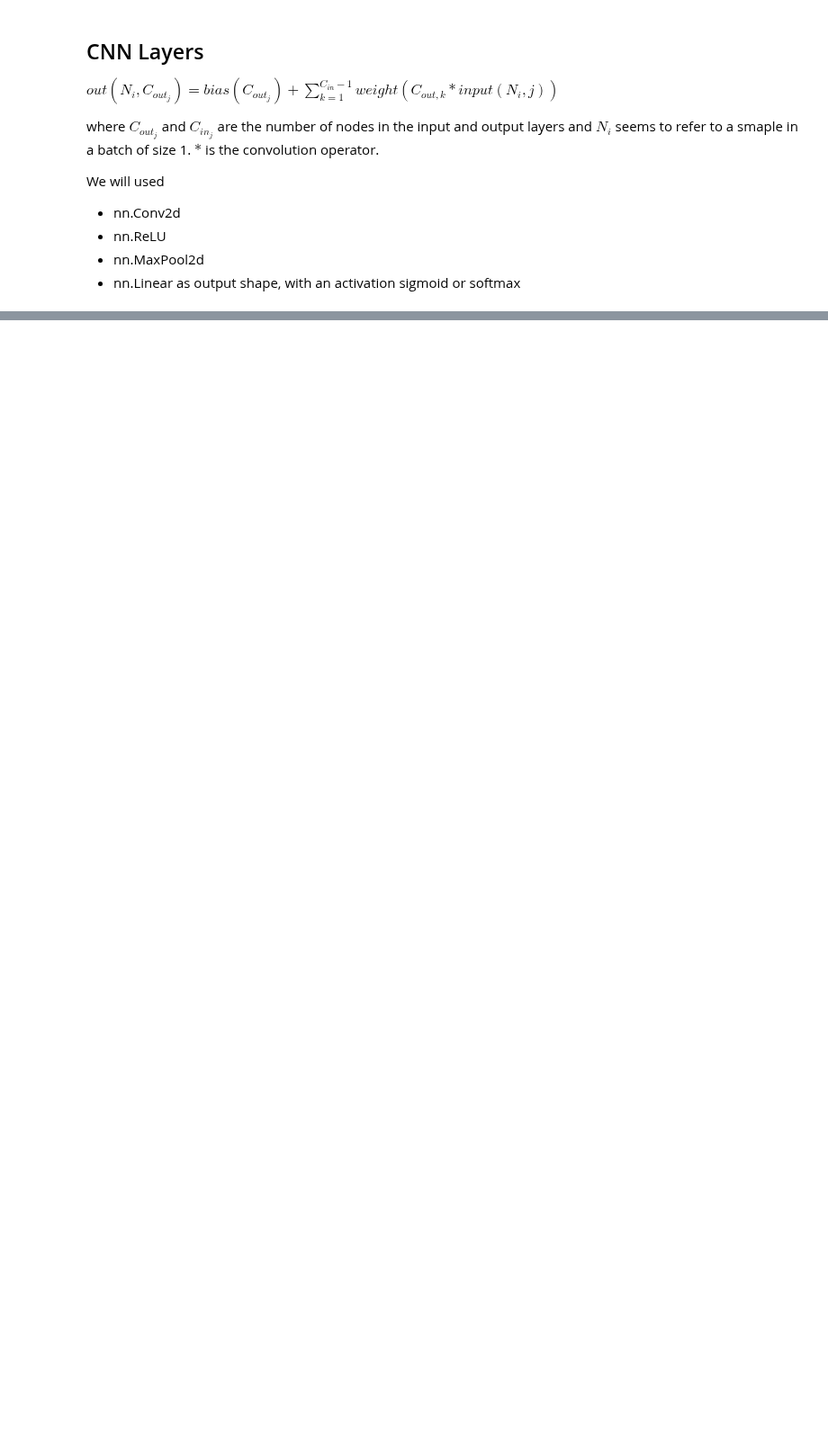
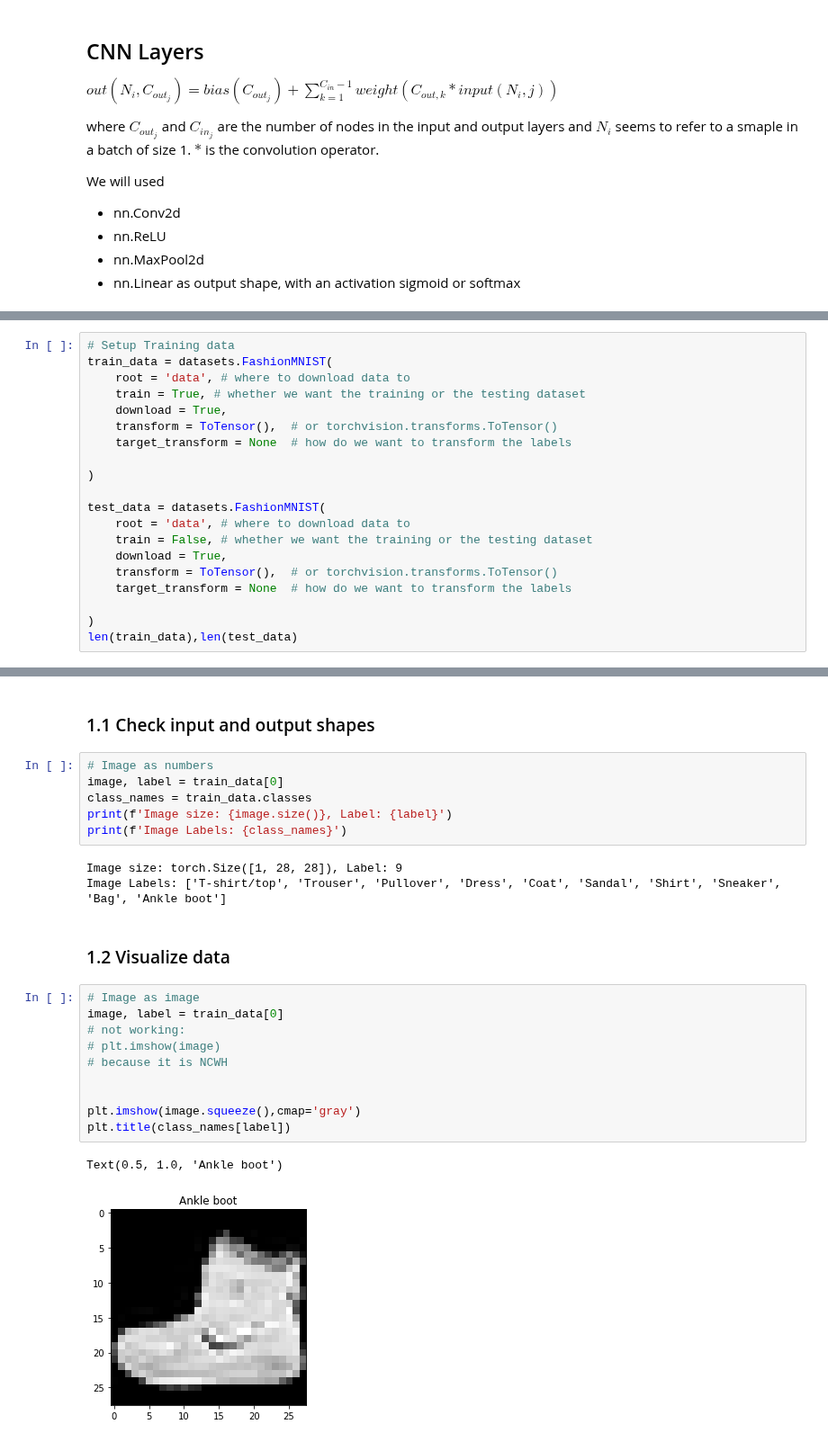
Before and after one commit to kay-squared/PyTorchLearn, a Jupyter notebook: 03_PyTorch_NN_ComputerVision_Video.ipynb, the cells around one changed output, grey strips where cells are left out. Shown at 90% size. Drawn from its saved outputs; the diff is of its cells as text; blank space fills up the shorter version.

```diff
--- a/03_PyTorch_NN_ComputerVision_Video.ipynb
+++ b/03_PyTorch_NN_ComputerVision_Video.ipynb
@@ -94,0 +99,20 @@ print(torchvision.__version__)
+# %%
+# Setup Training data
+train_data = datasets.FashionMNIST(
+    root = 'data', # where to download data to
+    train = True, # whether we want the training or the testing dataset
+    download = True,
+    transform = ToTensor(),  # or torchvision.transforms.ToTensor()
+    target_transform = None  # how do we want to transform the labels
+
+)
+
+test_data = datasets.FashionMNIST(
+    root = 'data', # where to download data to
+    train = False, # whether we want the training or the testing dataset
+    download = True,
+    transform = ToTensor(),  # or torchvision.transforms.ToTensor()
+    target_transform = None  # how do we want to transform the labels
+
+)
+len(train_data),len(test_data)
@@ -94,0 +121,26 @@ print(torchvision.__version__)
+# %% [markdown]
+### 1.1 Check input and output shapes
+# %%
+# Image as numbers
+image, label = train_data[0]
+class_names = train_data.classes
+print(f'Image size: {image.size()}, Label: {label}')
+print(f'Image Labels: {class_names}')
+# %% [output]
+Image size: torch.Size([1, 28, 28]), Label: 9
+Image Labels: ['T-shirt/top', 'Trouser', 'Pullover', 'Dress', 'Coat', 'Sandal', 'Shirt', 'Sneaker', 'Bag', 'Ankle boot']
+# %% [markdown]
+### 1.2 Visualize data
+# %%
+# Image as image
+image, label = train_data[0]
+# not working:
+# plt.imshow(image)
+# because it is NCWH
+
+
+plt.imshow(image.squeeze(),cmap='gray')
+plt.title(class_names[label])
+# %% [output]
+Text(0.5, 1.0, 'Ankle boot')
+[figure, added]
```
Also changed, not shown: parts of 6 cells of this notebook.
